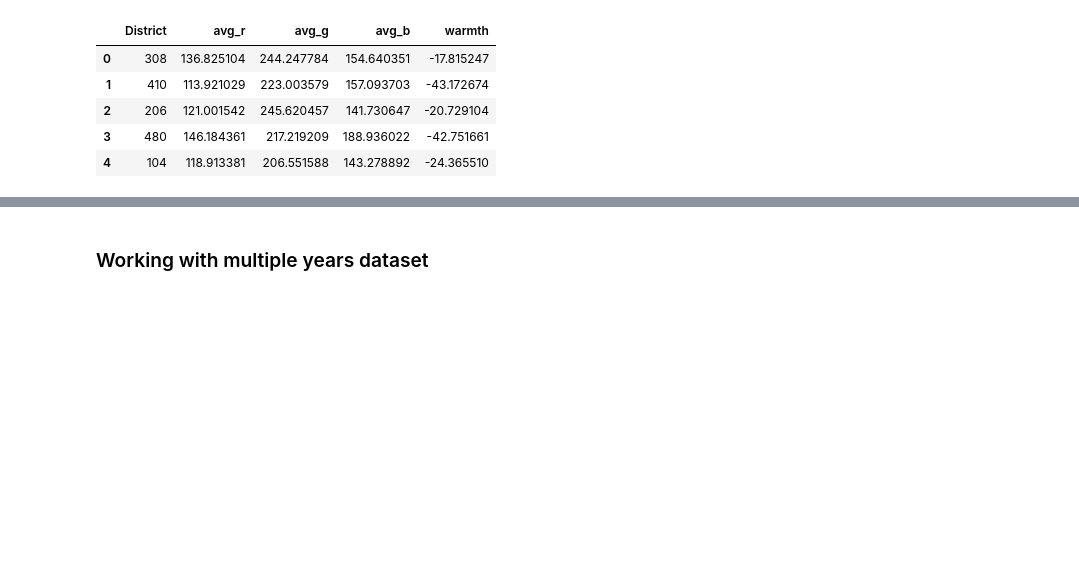
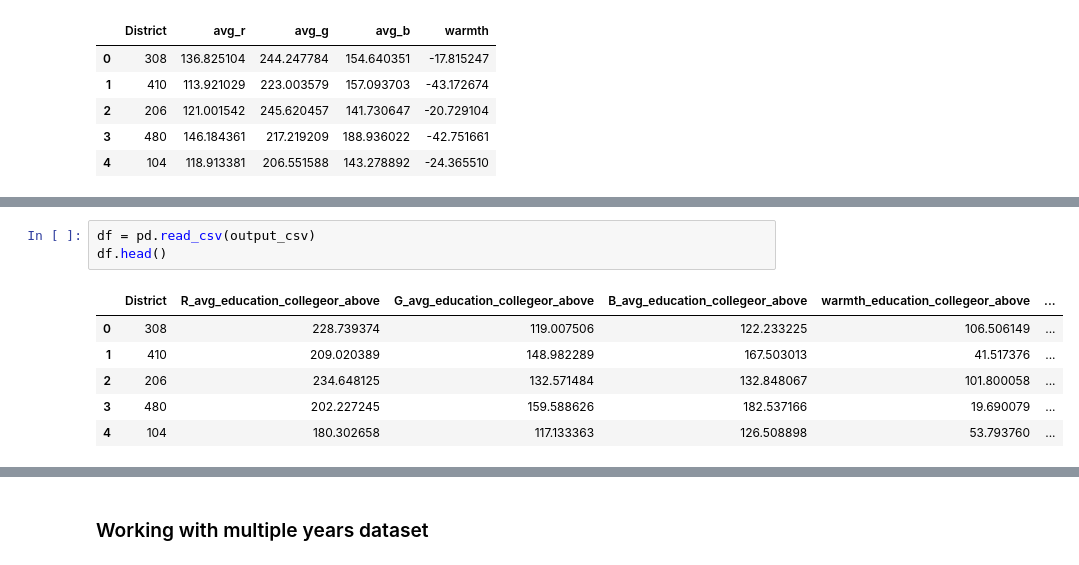
Before and after one commit to ElizabethSeth/Airflow, a Jupyter notebook: notebooks/new_features.ipynb, the cells around one changed output, grey strips where cells are left out. Saved outputs shown, nothing was run; the diff lists cells and outputs as text; blank space fills up the shorter version.

```diff
--- a/notebooks/new_features.ipynb
+++ b/notebooks/new_features.ipynb
@@ -381,0 +469,10 @@ NameError: name 'Path' is not defined
+# %%
+df = pd.read_csv(output_csv)
+df.head()
+# %% [output]
+|  | District | R_avg_education_collegeor_above | G_avg_education_collegeor_above | B_avg_education_collegeor_above | warmth_education_collegeor_above | ... |
+| 0 | 308 | 228.739374 | 119.007506 | 122.233225 | 106.506149 | ... |
+| 1 | 410 | 209.020389 | 148.982289 | 167.503013 | 41.517376 | ... |
+| 2 | 206 | 234.648125 | 132.571484 | 132.848067 | 101.800058 | ... |
+| 3 | 480 | 202.227245 | 159.588626 | 182.537166 | 19.690079 | ... |
+| 4 | 104 | 180.302658 | 117.133363 | 126.508898 | 53.793760 | ... |
```
Also changed, not shown: parts of 26 cells of this notebook, 16 other files.
